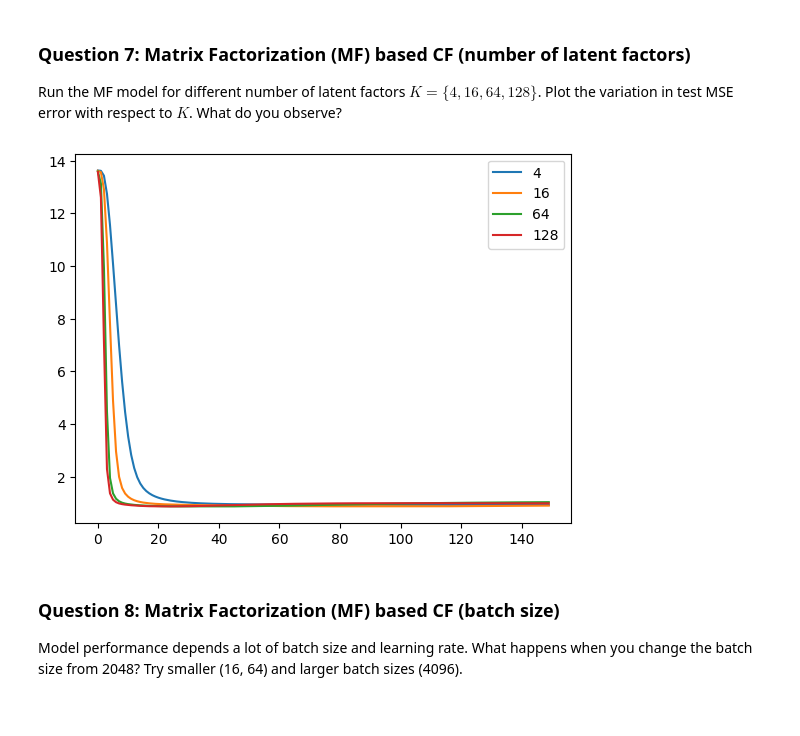
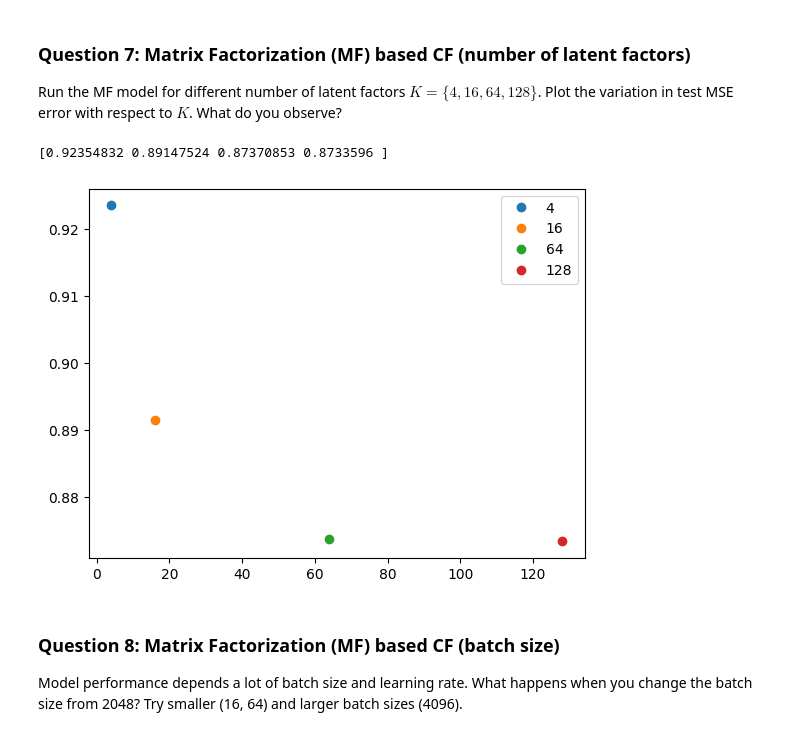
Before and after one commit to sivaa-shaanth/cs469-recommender-model, a Jupyter notebook: Recommender_Models.ipynb, the cells around one changed output. Drawn from its saved outputs; the diff is of its cells as text; code cells hidden in the pictures.

```diff
--- a/Recommender_Models.ipynb
+++ b/Recommender_Models.ipynb
@@ -270,6 +271,11 @@ class NeighborhoodCF():
         #get set of users who have rated both item_id and j
         users_rated_both = set(users_rated_item_id) & set(users_rated_j)
 
+        #print("a", users_rated_item_id, "b", users_rated_j, "c", users_rated_both)
+
+        if(len(users_rated_both) == 0):
+            return 0
+
         numerator = []
         denominator = []
 
@@ -288,6 +294,8 @@ class NeighborhoodCF():
 
             curr_denominator = (curr_denominator_left * curr_denominator_right)
 
+            #print("user", user, "item_id", item_id, "j", j, "final_user_item", final_user_item_id_term, "final_user_j", final_user_j_term  ,"numerator", curr_numerator, "denominator", curr_denominator)
+
             numerator.append(curr_numerator)
             denominator.append(curr_denominator)
 
@@ -300,7 +308,7 @@ class NeighborhoodCF():
         #calculate pearson correlation
         pearson_value = numerator / denominator
 
-        print("pearson by manual calculation: ", pearson_value)
+        print("pearson by manual calculation: ", item_id, j, pearson_value)
         return pearson_value
 
     #This function finds k similar items given the item_id (based on pearson correlation).
@@ -316,11 +324,11 @@ class NeighborhoodCF():
         similar_items_indices = similarities.argsort()[::-1][:k]
         return [item_list[idx] for idx in similar_items_indices]
 
-    def knn_predict(self, user, item, k=5):
+    def knn_predict(self, user, item, k=5, bias = False):
         numerator, denominator = 0.0, 0.0
         neighbor_items = self.user_items_dict[user]
         assert k >=0
-        neighbor_items = self.find_nearest_neighbors(item, k, neighbor_items, pearson=True)
+        neighbor_items = self.find_nearest_neighbors(item, k, neighbor_items, pearson=True, bias = bias)
 
         for j in neighbor_items:
             sij = self.movie_similarity[item, j] + 0.000001
@@ -330,7 +338,8 @@ class NeighborhoodCF():
         rui = (numerator / denominator)
         return rui
 
-
+    def temp(self):
+      self.get_pearson_correlation(688, 937)
 
     # TODO: complete this function in question 4
     def bias_predict(self, user, item):
@@ -453,6 +473,9 @@ def master_train(user_lr = 1e-3, user_batch_size = 1024, user_n_factors = 128, b
     train_ratings = train[['user_id', 'movie_id', 'rating']].values
     test_ratings = test[['user_id', 'movie_id', 'rating']].values
     val_ratings = val[['user_id', 'movie_id', 'rating']].values
+
+    best_validation_loss_so_far = inf
+    best_validation_model = model_MF
 
     def test_model(model_MF, test_ratings):
         n_batches = len(test_ratings) // batch_size
@@ -520,11 +543,20 @@ def master_train(user_lr = 1e-3, user_batch_size = 1024, user_n_factors = 128, b
             train_loss += loss.item()
         if(debug_flag):
           print ("epoch {}: train loss {}".format(epoch, train_loss/n_batches))
+
+        curr_validation_loss = validate_model(model_MF, val_ratings)
+        curr_test_loss = test_model(model_MF, test_ratings)
+
+        if(curr_validation_loss < best_validation_loss_so_far):
+          best_validation_model = model_MF
+          best_validation_loss_so_far = curr_validation_loss
+          best_models_test_loss = curr_test_loss
+
         train_loss_master.append(train_loss/n_batches)
-        test_loss_master.append(test_model(model_MF, test_ratings))
-        val_loss_master.append(validate_model(model_MF, val_ratings))
+        test_loss_master.append(curr_test_loss)
+        val_loss_master.append(curr_validation_loss)
 
-    return train_loss_master, val_loss_master, test_loss_master
+    return train_loss_master, val_loss_master, test_loss_master, best_validation_model, best_models_test_loss
 # %% [markdown]
 ### Question 6: Matrix Factorization (MF) based CF (loss curves)
 
@@ -550,18 +582,21 @@ Run the MF model for different number of latent factors $K = \{4, 16, 64, 128\}$
 # %%
 latent_factors = [4, 16, 64, 128]
 
-test_loss_for_each_k = np.zeros((4, 150))
+test_loss_for_each_k = np.zeros(4)
 
 for i in range(len(latent_factors)):
-    test_loss_for_each_k[i] = master_train(user_n_factors = latent_factors[i],  debug_flag = False)[2]
+    test_loss_for_each_k[i] = master_train(user_n_factors = latent_factors[i],  debug_flag = False)[4]
 # %%
+print(test_loss_for_each_k)
+
 for i in range(len(latent_factors)):
-   plt.plot(test_loss_for_each_k[i], label=latent_factors[i])
+    plt.plot(latent_factors[i], test_loss_for_each_k[i], 'o', label = latent_factors[i])
 
 plt.legend()
 plt.show()
 # %% [output]
+[0.92354832 0.89147524 0.87370853 0.8733596 ]
-[figure, old version]
+[figure, new version]
 # %% [markdown]
 ### Question 8: Matrix Factorization (MF) based CF (batch size)
 Model performance depends a lot of batch size and learning rate. What happens when you change the batch size from 2048? Try smaller (16, 64) and larger batch sizes (4096).
```
Also changed, not shown: parts of 5 cells of this notebook.
